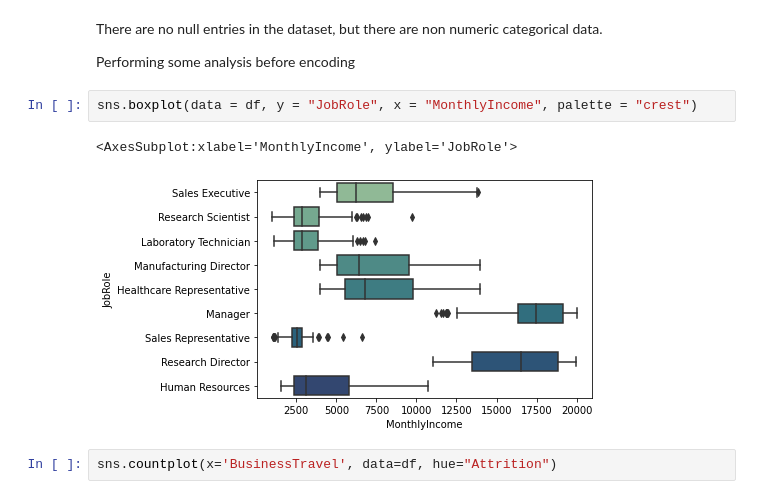
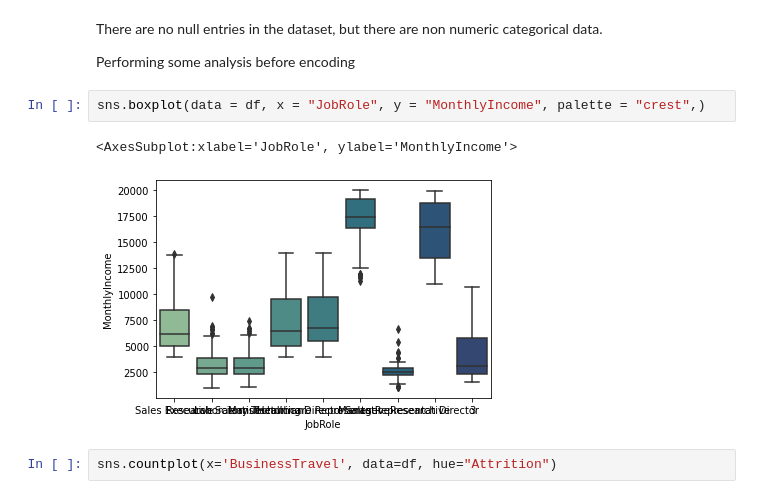
Before and after one commit to AmanKrishna171/HR_Analytics_Data_Science_Project, a Jupyter notebook: CW_Part1.ipynb, the cells around one changed output. Drawn from its saved outputs; the diff is of its cells as text.

```diff
--- a/CW_Part1.ipynb
+++ b/CW_Part1.ipynb
@@ -85,10 +85,10 @@ There are no null entries in the dataset, but there are non numeric categorical
 
 Performing some analysis before encoding
 # %%
-sns.boxplot(data = df, y = "JobRole", x = "MonthlyIncome", palette = "crest")
+sns.boxplot(data = df, x = "JobRole", y = "MonthlyIncome", palette = "crest",)
 # %% [output]
-<AxesSubplot:xlabel='MonthlyIncome', ylabel='JobRole'>
+<AxesSubplot:xlabel='JobRole', ylabel='MonthlyIncome'>
-[figure, old version]
+[figure, new version]
 # %%
 sns.countplot(x='BusinessTravel', data=df, hue="Attrition")
 # %% [output]
```
Also changed, not shown: parts of 9 cells of this notebook.
